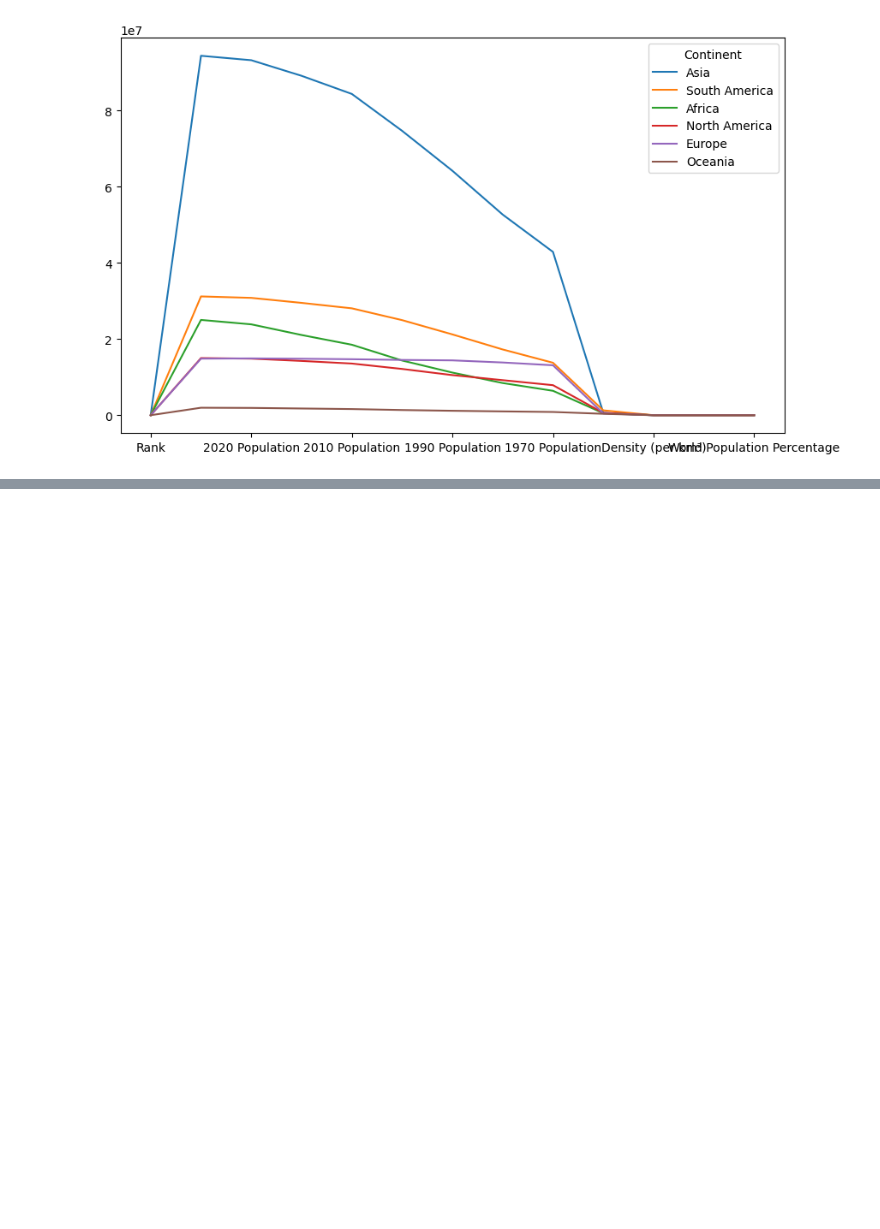
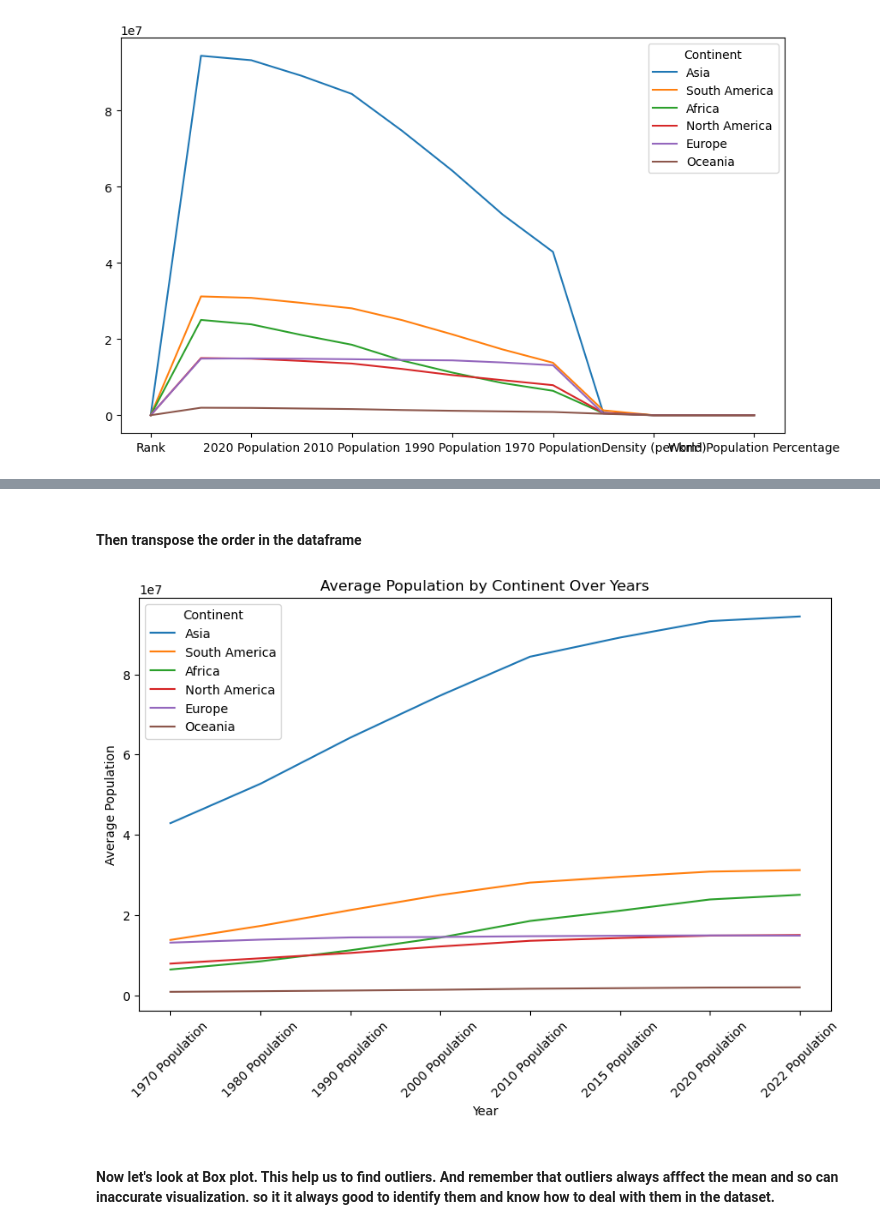
Before and after one commit to kathembo-tsongo/SimpleProjectForDataAnalytics, a Jupyter notebook: EDA.ipynb, the cells around one changed output, grey strips where cells are left out. Drawn from its saved outputs; the diff is of its cells as text; code cells hidden in the pictures; blank space fills up the shorter version.

Commit message:
now identifying outliers started

```diff
--- a/EDA.ipynb
+++ b/EDA.ipynb
@@ -254,0 +318,5 @@ dataframe3.plot()
+# %%
+dataframe6 =  dataframe.groupby('Continent')[['1970 Population', '1980 Population', '1990 Population',
+       '2000 Population', '2010 Population', '2015 Population',
+       '2020 Population', '2022 Population']].mean(numeric_only=True).sort_values(by='2022 Population', ascending=False)
+dataframe6
@@ -254,0 +332,15 @@ dataframe3.plot()
+# %% [markdown]
+#### Then transpose the order in the dataframe
+# %%
+dataframe7 = dataframe6.transpose()
+# %%
+dataframe7.plot()
+plt.title('Average Population by Continent Over Years')
+plt.xlabel('Year')
+plt.ylabel('Average Population')
+plt.xticks(rotation=45)
+plt.show()
+# %% [output]
+[figure, added]
+# %% [markdown]
+#### Now let's look at Box plot. This help us to find outliers. And remember that outliers always afffect the mean and so can inaccurate visualization. so it it always good to identify them and know how to deal with them in the dataset.
```
Also changed, not shown: parts of 11 cells of this notebook.
